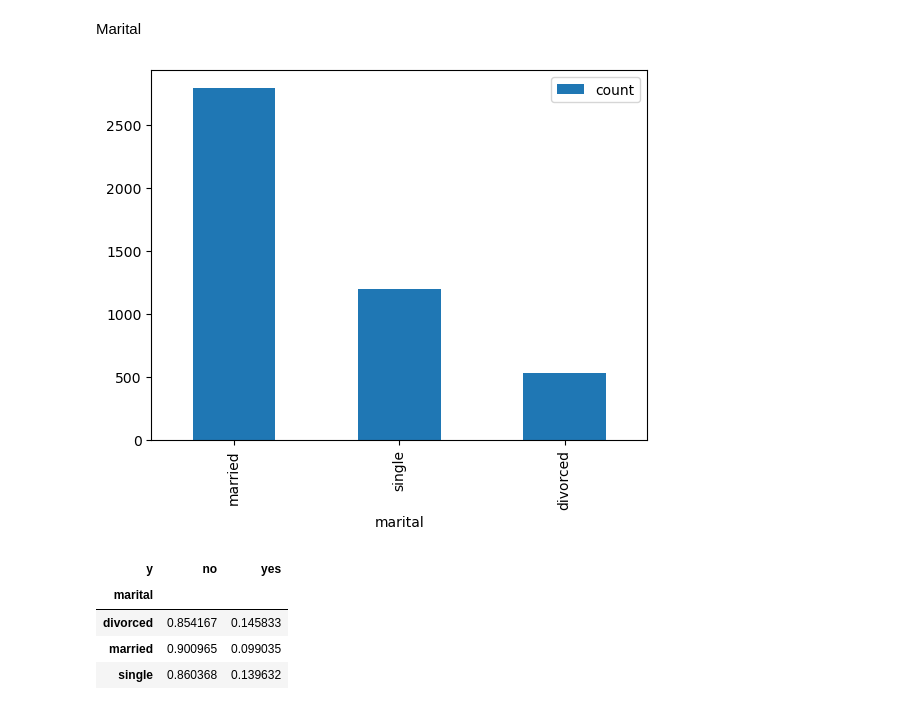
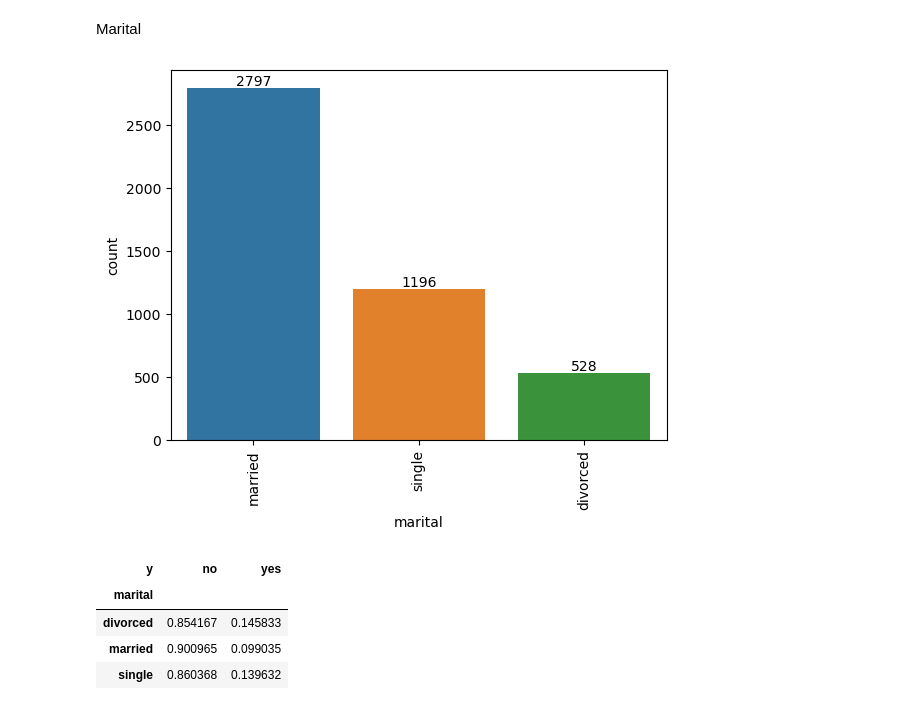
Before and after one commit to klmartin1998/spring2024-data622, a Jupyter notebook: assignments/assignment4/data622_final_project.ipynb, the cells around one changed output. Drawn from its saved outputs; the diff is of its cells as text; code cells hidden in the pictures.

```diff
--- a/assignments/assignment4/data622_final_project.ipynb
+++ b/assignments/assignment4/data622_final_project.ipynb
@@ -129,10 +149,17 @@ plt.show()
 # %% [markdown]
 Marital
-# %%
-pd.DataFrame(responses_raw['marital'].value_counts()).plot.bar()
-plt.show()
-# %% [output]
-[figure, removed]
+# %%
+marital_counts = pd.DataFrame(data_copy['marital'].value_counts()).reset_index()
+bar = sns.barplot(data=marital_counts, x='marital',y='count')
+
+for i in bar.containers:
+    bar.bar_label(i)
+plt.xticks(rotation=90)
+
+
+plt.show()
+# %% [output]
+[figure, added]
 # %%
 pd.crosstab(responses_raw['marital'], responses_raw['y'],normalize='index')
 # %% [output]
```
Also changed, not shown: parts of 177 cells of this notebook.
